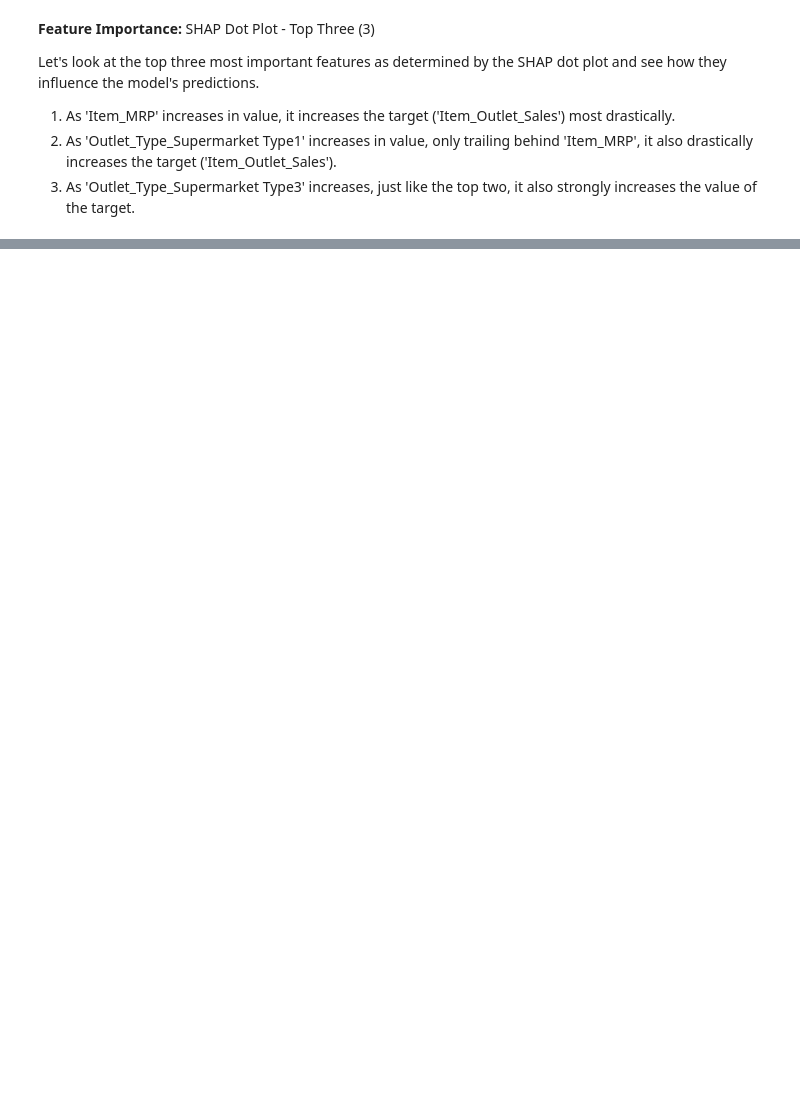
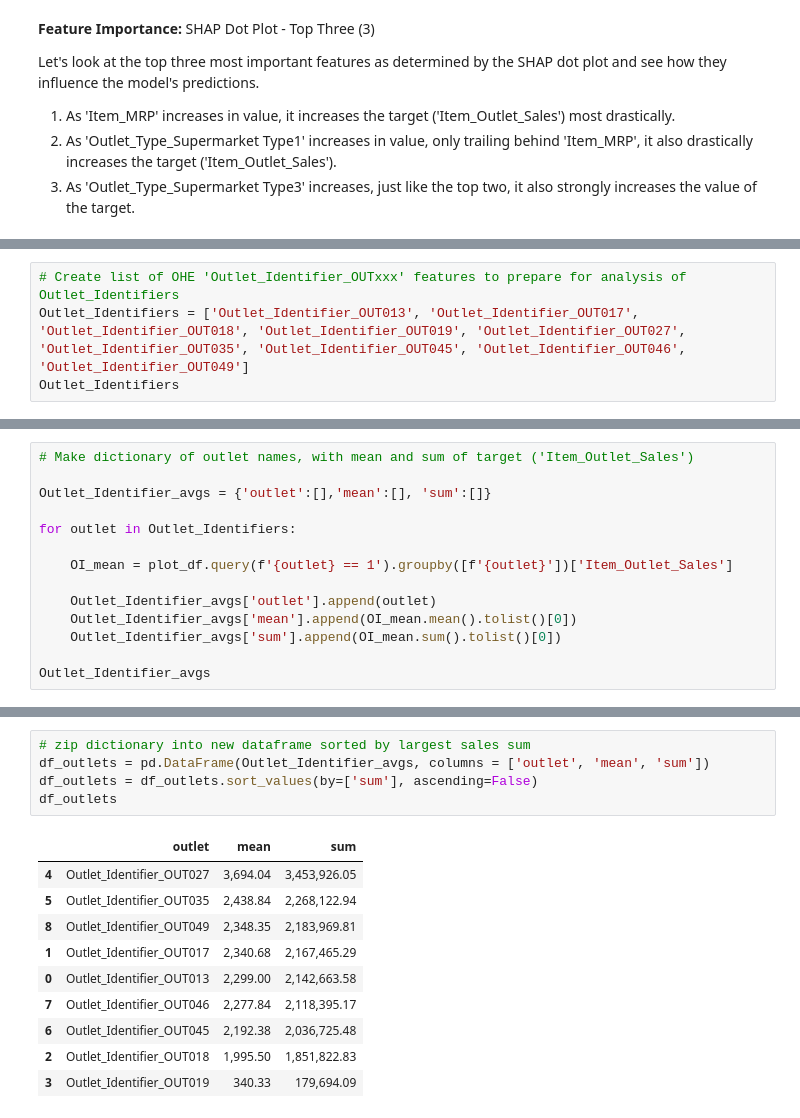
Before and after one commit to whitefreeze/Prediction-of-Product-Sales, a Jupyter notebook: Explaining Models with Shap.ipynb, the cells around one changed output, grey strips where cells are left out. Cells and saved outputs as stored; diff of their text form; blank space fills up the shorter version.

```diff
--- a/Explaining Models with Shap.ipynb
+++ b/Explaining Models with Shap.ipynb
@@ -177,0 +440,4 @@ Let's look at the top three most important features as determined by the SHAP do
+# %%
+# Create list of OHE 'Outlet_Identifier_OUTxxx' features to prepare for analysis of Outlet_Identifiers
+Outlet_Identifiers = ['Outlet_Identifier_OUT013', 'Outlet_Identifier_OUT017', 'Outlet_Identifier_OUT018', 'Outlet_Identifier_OUT019', 'Outlet_Identifier_OUT027', 'Outlet_Identifier_OUT035', 'Outlet_Identifier_OUT045', 'Outlet_Identifier_OUT046', 'Outlet_Identifier_OUT049']
+Outlet_Identifiers
@@ -177,0 +454,14 @@ Let's look at the top three most important features as determined by the SHAP do
+# %%
+# Make dictionary of outlet names, with mean and sum of target ('Item_Outlet_Sales')
+
+Outlet_Identifier_avgs = {'outlet':[],'mean':[], 'sum':[]}
+
+for outlet in Outlet_Identifiers:
+
+    OI_mean = plot_df.query(f'{outlet} == 1').groupby([f'{outlet}'])['Item_Outlet_Sales']
+
+    Outlet_Identifier_avgs['outlet'].append(outlet)
+    Outlet_Identifier_avgs['mean'].append(OI_mean.mean().tolist()[0])
+    Outlet_Identifier_avgs['sum'].append(OI_mean.sum().tolist()[0])
+
+Outlet_Identifier_avgs
@@ -177,0 +486,16 @@ Let's look at the top three most important features as determined by the SHAP do
+# %%
+# zip dictionary into new dataframe sorted by largest sales sum
+df_outlets = pd.DataFrame(Outlet_Identifier_avgs, columns = ['outlet', 'mean', 'sum'])
+df_outlets = df_outlets.sort_values(by=['sum'], ascending=False)
+df_outlets
+# %% [output]
+|  | outlet | mean | sum |
+| 4 | Outlet_Identifier_OUT027 | 3,694.04 | 3,453,926.05 |
+| 5 | Outlet_Identifier_OUT035 | 2,438.84 | 2,268,122.94 |
+| 8 | Outlet_Identifier_OUT049 | 2,348.35 | 2,183,969.81 |
+| 1 | Outlet_Identifier_OUT017 | 2,340.68 | 2,167,465.29 |
+| 0 | Outlet_Identifier_OUT013 | 2,299.00 | 2,142,663.58 |
+| 7 | Outlet_Identifier_OUT046 | 2,277.84 | 2,118,395.17 |
+| 6 | Outlet_Identifier_OUT045 | 2,192.38 | 2,036,725.48 |
+| 2 | Outlet_Identifier_OUT018 | 1,995.50 | 1,851,822.83 |
+| 3 | Outlet_Identifier_OUT019 | 340.33 | 179,694.09 |
```
Also changed, not shown: parts of 38 cells of this notebook, 4 other files.
